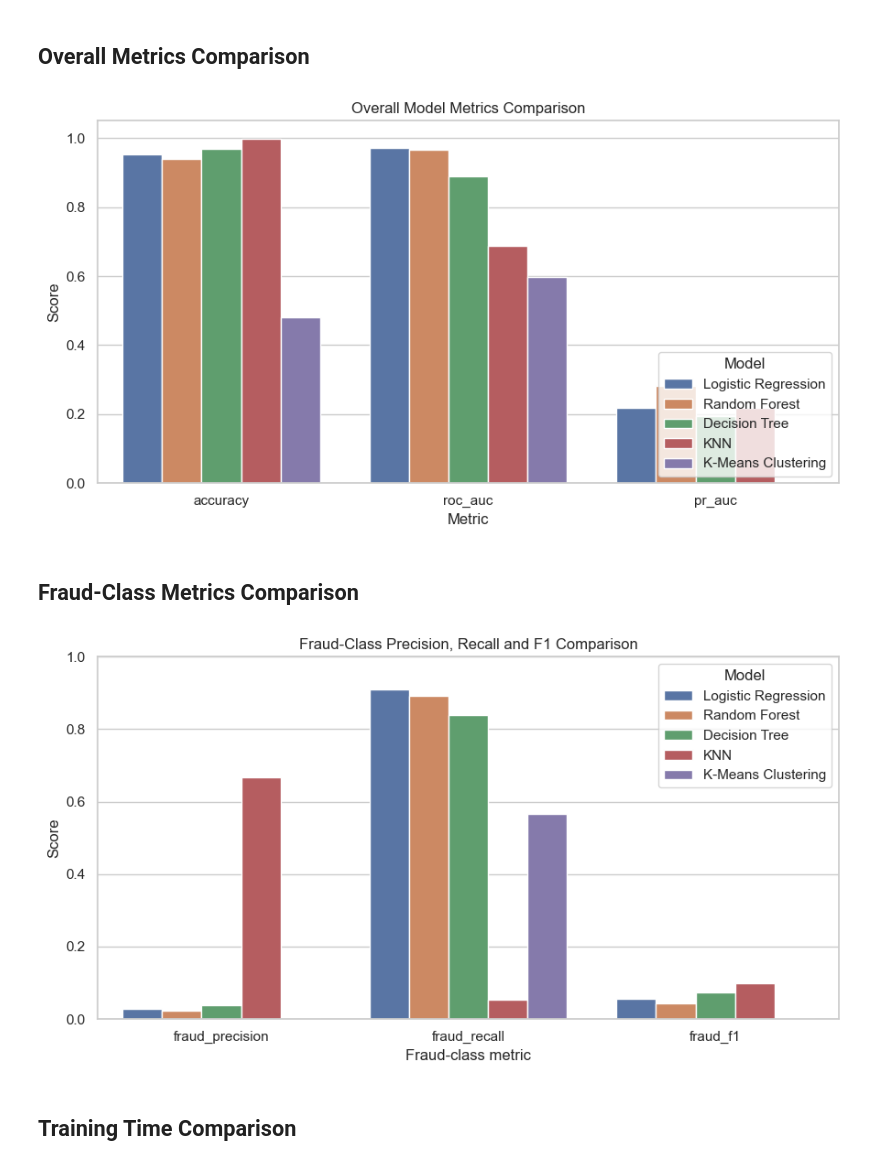
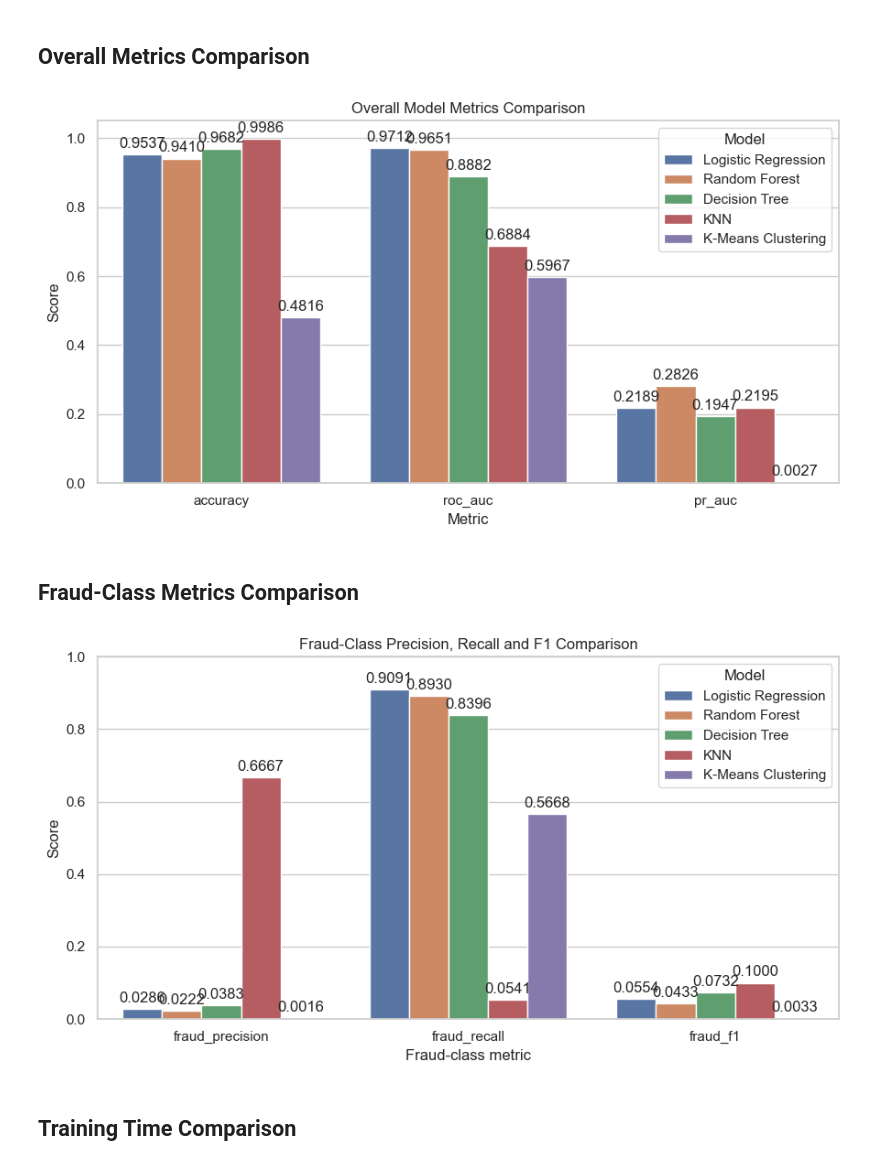
Before and after one commit to chen123893/Big-Data-Project, a Jupyter notebook: notebooks/08_model_comparison.ipynb, the cells around one changed output. Cells and saved outputs as stored; diff of their text form; code cells hidden in the pictures.

Commit message:
updated model comparison graphs

```diff
--- a/notebooks/08_model_comparison.ipynb
+++ b/notebooks/08_model_comparison.ipynb
@@ -98,23 +98,27 @@ Model results saved to: /Users/zichen/Big-Data-Project/reports/model_results.csv
 # %%
 overall_metrics = model_results.melt(
     id_vars="model",
     value_vars=["accuracy", "roc_auc", "pr_auc"],
     var_name="metric",
     value_name="score",
 ).dropna(subset=["score"])
 
 fig, ax = plt.subplots(figsize=(9, 5))
 sns.barplot(data=overall_metrics, x="metric", y="score", hue="model", ax=ax)
 ax.set_title("Overall Model Metrics Comparison")
 ax.set_xlabel("Metric")
 ax.set_ylabel("Score")
 ax.set_ylim(0, 1.05)
-ax.legend(title="Model", loc="lower right")
+ax.legend(title="Model", loc="upper right")
 fig.tight_layout()
+
+for container in ax.containers:
+    ax.bar_label(container, fmt="%.4f", padding=3)
+
 fig.savefig(FIGURE_DIR / "comparison_overall_model_metrics.png", dpi=160, bbox_inches="tight")
 plt.show()
 # %% [output]
-[figure, old version]
+[figure, new version]
 # %% [markdown]
 ## Fraud-Class Metrics Comparison
 # %%
@@ -133,10 +137,14 @@ ax.set_ylabel("Score")
 ax.set_ylim(0, 1.0)
 ax.legend(title="Model", loc="upper right")
 fig.tight_layout()
+
+for container in ax.containers:
+    ax.bar_label(container, fmt="%.4f", padding=3)
+
 fig.savefig(FIGURE_DIR / "comparison_fraud_class_metrics.png", dpi=160, bbox_inches="tight")
 plt.show()
 # %% [output]
-[figure, old version]
+[figure, new version]
 # %% [markdown]
 ## Training Time Comparison
 # %%
```
Also changed, not shown: parts of 2 cells of this notebook.
